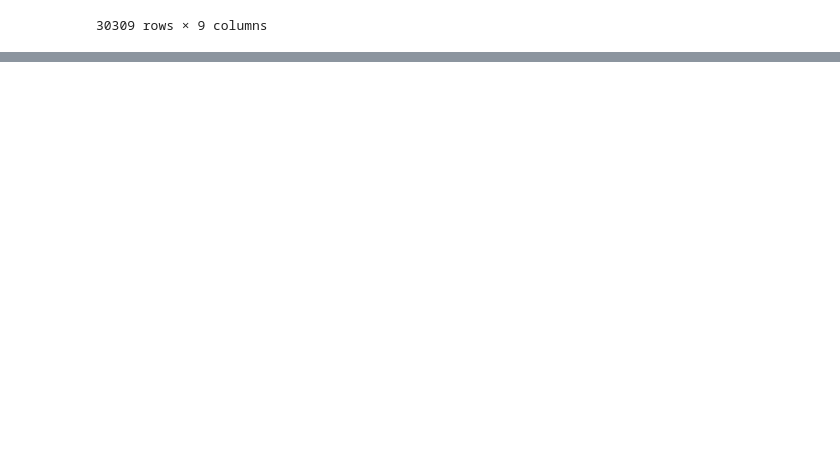
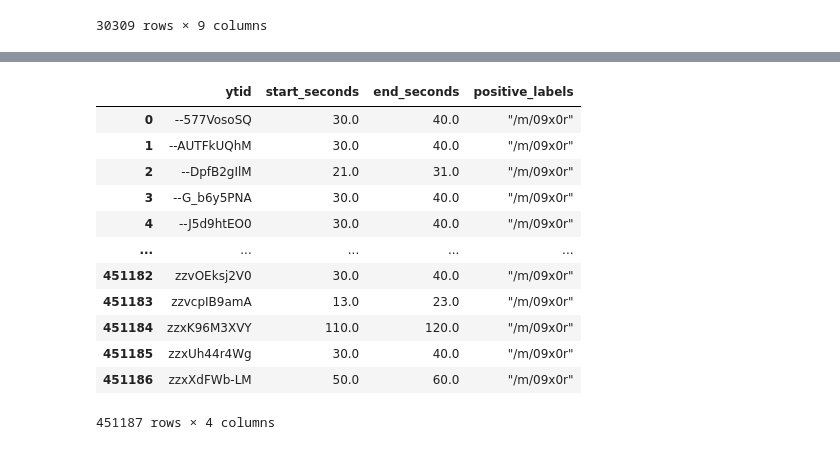
Before and after one commit to shamim-hussain/audioset_speech_music_noise, a Jupyter notebook: audioset.ipynb, the cells around one changed output, grey strips where cells are left out. Cells and saved outputs as stored; diff of their text form; code cells hidden in the pictures; blank space fills up the shorter version.

```diff
--- a/audioset.ipynb
+++ b/audioset.ipynb
@@ -860,0 +1048,17 @@ df_down.reset_index().to_json('processed/copied.json.gz',orient='records',indent
+# %%
+df_down_speech_unbalanced = df_down_speech.groupby('dataset_split').get_group('train_unbalanced').loc[:, ['start_seconds','end_seconds','positive_labels']].reset_index()
+df_down_speech_unbalanced
+# %% [output]
+|  | ytid | start_seconds | end_seconds | positive_labels |
+| 0 | --577VosoSQ | 30.0 | 40.0 | "/m/09x0r" |
+| 1 | --AUTFkUQhM | 30.0 | 40.0 | "/m/09x0r" |
+| 2 | --DpfB2gIlM | 21.0 | 31.0 | "/m/09x0r" |
+| 3 | --G_b6y5PNA | 30.0 | 40.0 | "/m/09x0r" |
+| 4 | --J5d9htEO0 | 30.0 | 40.0 | "/m/09x0r" |
+| ... | ... | ... | ... | ... |
+| 451182 | zzvOEksj2V0 | 30.0 | 40.0 | "/m/09x0r" |
+| 451183 | zzvcpIB9amA | 13.0 | 23.0 | "/m/09x0r" |
+| 451184 | zzxK96M3XVY | 110.0 | 120.0 | "/m/09x0r" |
+| 451185 | zzxUh44r4Wg | 30.0 | 40.0 | "/m/09x0r" |
+| 451186 | zzxXdFWb-LM | 50.0 | 60.0 | "/m/09x0r" |
+451187 rows × 4 columns
```
Also changed, not shown: parts of 25 cells of this notebook, 3 other files.
